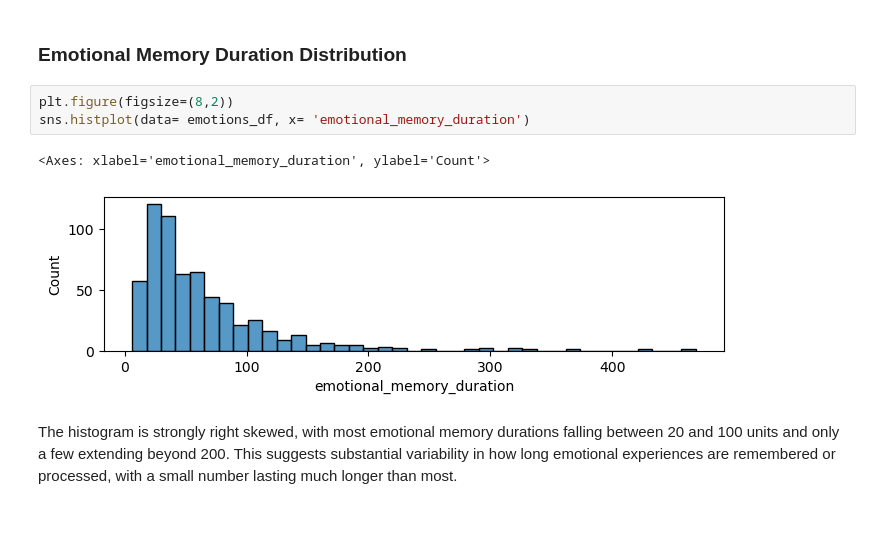
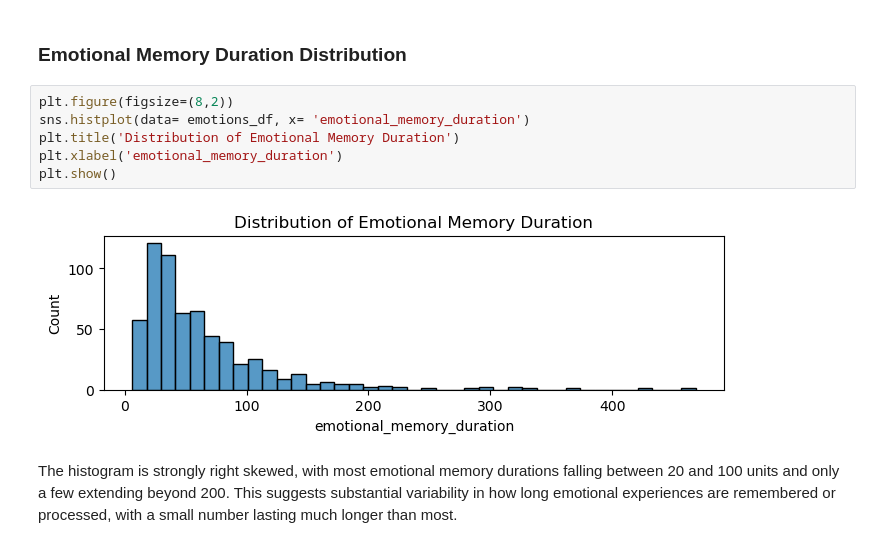
Before and after one commit to emw017/Group125_WI26, a Jupyter notebook: 03-FinalProject.ipynb, the cells around one changed output. Cells and saved outputs as stored; diff of their text form; blank space fills up the shorter version.

Commit message:
First Person EDA Addition, Graph Titles

```diff
--- a/03-FinalProject.ipynb
+++ b/03-FinalProject.ipynb
@@ -211,9 +232,11 @@ emotions_df.head(2)
 # %%
 plt.figure(figsize=(8,2))
 sns.histplot(data= emotions_df, x= 'emotional_memory_duration')
+plt.title('Distribution of Emotional Memory Duration')
+plt.xlabel('emotional_memory_duration')
+plt.show()
 # %% [output]
-<Axes: xlabel='emotional_memory_duration', ylabel='Count'>
-[figure, old version]
+[figure, new version]
 # %% [markdown]
 The histogram is strongly right skewed, with most emotional memory durations falling between 20 and 100 units and only a few extending beyond 200. This suggests substantial variability in how long emotional experiences are remembered or processed, with a small number lasting much longer than most.
 # %% [markdown]
```
Also changed, not shown: parts of 8 cells of this notebook.
